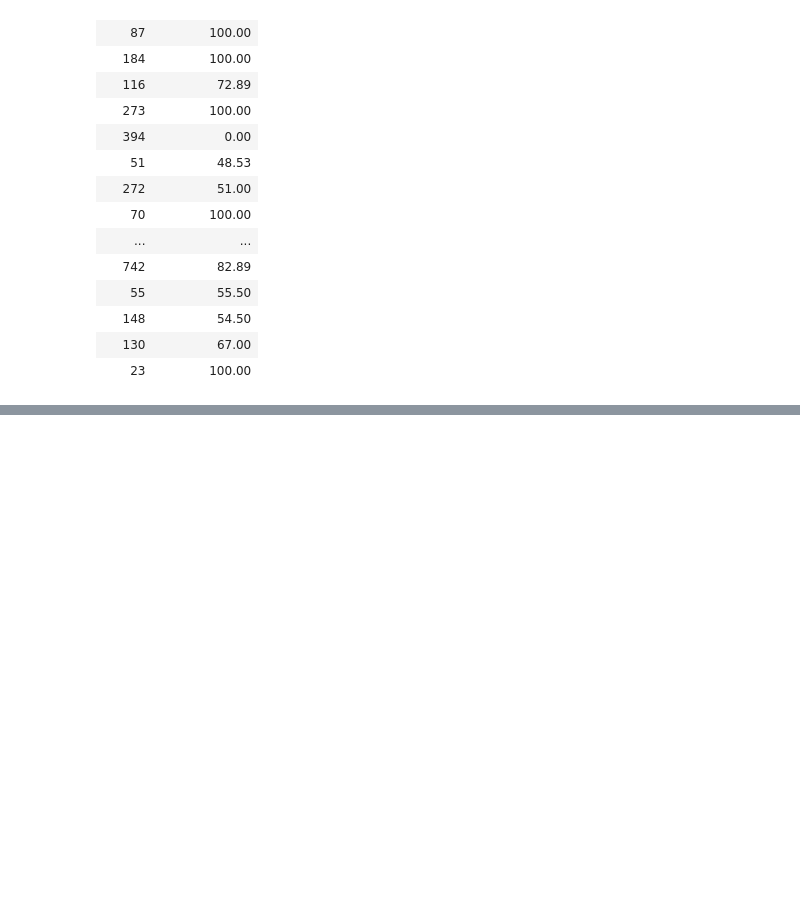
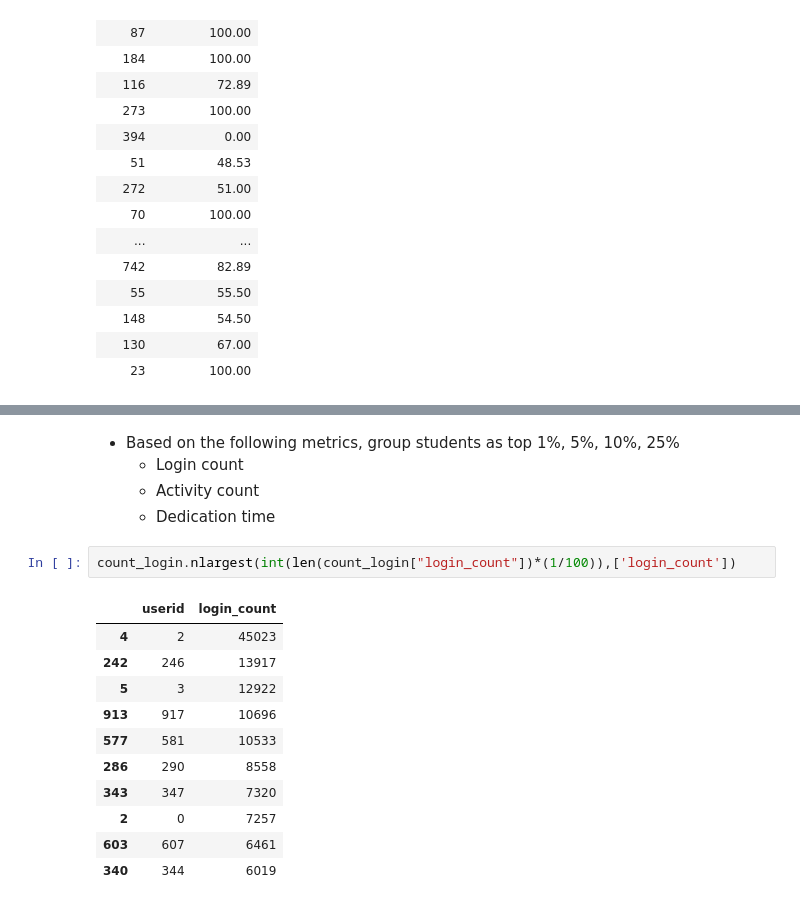
Before and after one commit to muluwork-shegaw/Moodle-Database-Educational-Data-Log-Analysis-, a Jupyter notebook: Educational_Data_Log_Analysis_.ipynb, the cells around one changed output, grey strips where cells are left out. Cells and saved outputs as stored; diff of their text form; blank space fills up the shorter version.

```diff
--- a/Educational_Data_Log_Analysis_.ipynb
+++ b/Educational_Data_Log_Analysis_.ipynb
@@ -368,0 +483,19 @@ local_db.overall_grade()
+# %% [markdown]
+- Based on the following metrics, group students as top 1%, 5%, 10%, 25%
+    - Login count
+    - Activity count
+    - Dedication time
+# %%
+count_login.nlargest(int(len(count_login["login_count"])*(1/100)),['login_count'])
+# %% [output]
+|  | userid | login_count |
+| 4 | 2 | 45023 |
+| 242 | 246 | 13917 |
+| 5 | 3 | 12922 |
+| 913 | 917 | 10696 |
+| 577 | 581 | 10533 |
+| 286 | 290 | 8558 |
+| 343 | 347 | 7320 |
+| 2 | 0 | 7257 |
+| 603 | 607 | 6461 |
+| 340 | 344 | 6019 |
```
Also changed, not shown: parts of 12 cells of this notebook.
